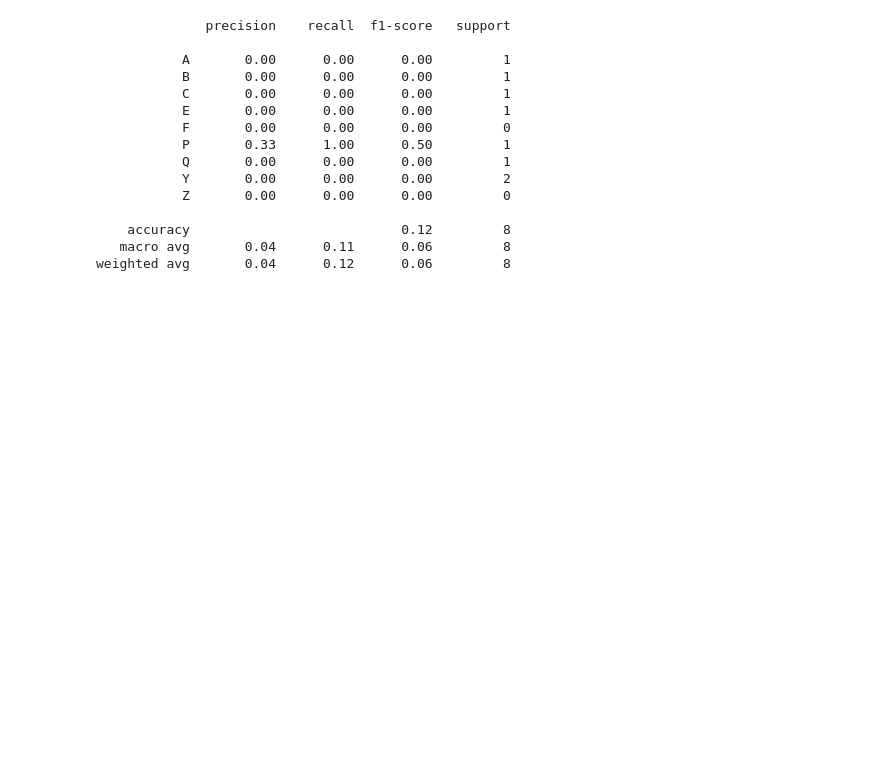
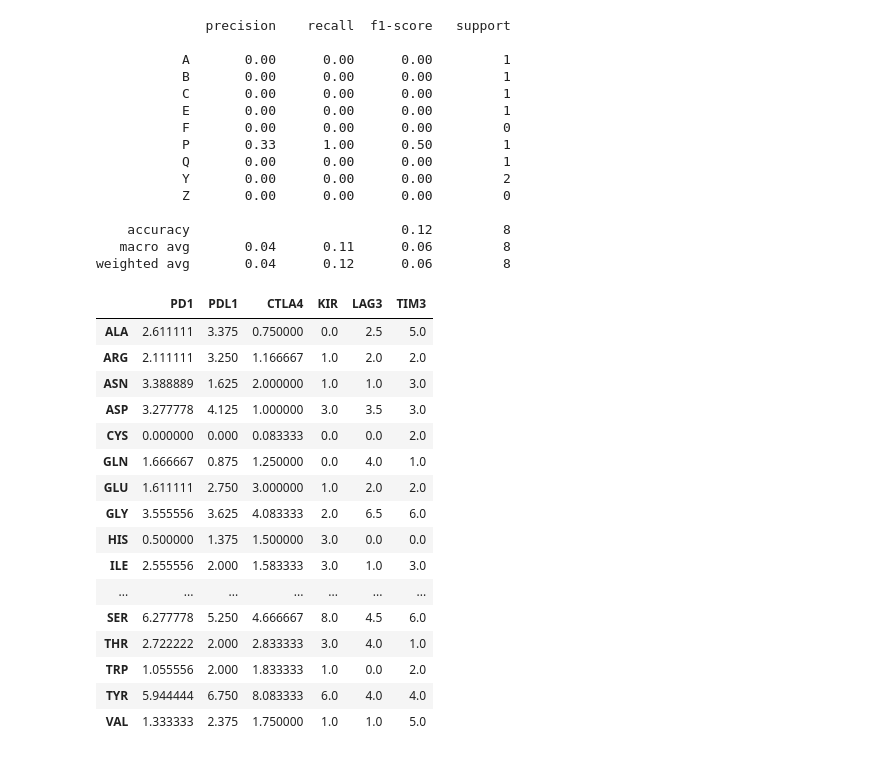
Before and after one commit to datascience-2025-group4/group04-team01, a Jupyter notebook: exploratory_data_analysis.ipynb, the cells around one changed output. Saved outputs shown, nothing was run; the diff lists cells and outputs as text; code cells hidden in the pictures; blank space fills up the shorter version.

```diff
--- a/exploratory_data_analysis.ipynb
+++ b/exploratory_data_analysis.ipynb
@@ -506,0 +510,20 @@ weighted avg       0.04      0.12      0.06         8
+# %%
+heatmap_data
+# %% [output]
+|  | PD1 | PDL1 | CTLA4 | KIR | LAG3 | TIM3 |
+| ALA | 2.611111 | 3.375 | 0.750000 | 0.0 | 2.5 | 5.0 |
+| ARG | 2.111111 | 3.250 | 1.166667 | 1.0 | 2.0 | 2.0 |
+| ASN | 3.388889 | 1.625 | 2.000000 | 1.0 | 1.0 | 3.0 |
+| ASP | 3.277778 | 4.125 | 1.000000 | 3.0 | 3.5 | 3.0 |
+| CYS | 0.000000 | 0.000 | 0.083333 | 0.0 | 0.0 | 2.0 |
+| GLN | 1.666667 | 0.875 | 1.250000 | 0.0 | 4.0 | 1.0 |
+| GLU | 1.611111 | 2.750 | 3.000000 | 1.0 | 2.0 | 2.0 |
+| GLY | 3.555556 | 3.625 | 4.083333 | 2.0 | 6.5 | 6.0 |
+| HIS | 0.500000 | 1.375 | 1.500000 | 3.0 | 0.0 | 0.0 |
+| ILE | 2.555556 | 2.000 | 1.583333 | 3.0 | 1.0 | 3.0 |
+| ... | ... | ... | ... | ... | ... | ... |
+| SER | 6.277778 | 5.250 | 4.666667 | 8.0 | 4.5 | 6.0 |
+| THR | 2.722222 | 2.000 | 2.833333 | 3.0 | 4.0 | 1.0 |
+| TRP | 1.055556 | 2.000 | 1.833333 | 1.0 | 0.0 | 2.0 |
+| TYR | 5.944444 | 6.750 | 8.083333 | 6.0 | 4.0 | 4.0 |
+| VAL | 1.333333 | 2.375 | 1.750000 | 1.0 | 1.0 | 5.0 |
```
Also changed, not shown: parts of 7 cells of this notebook.
